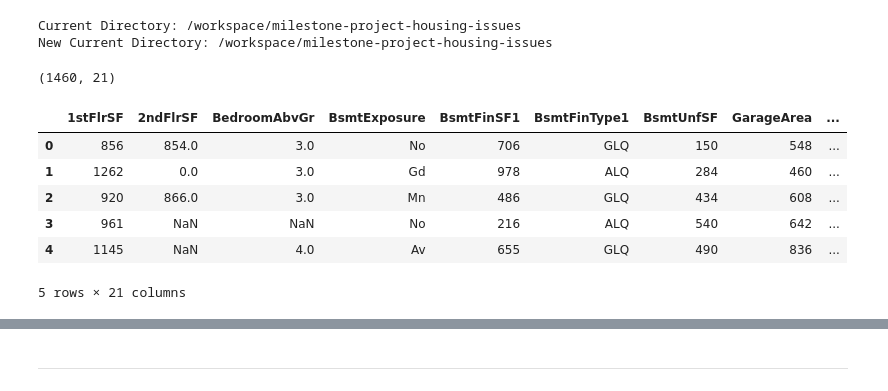
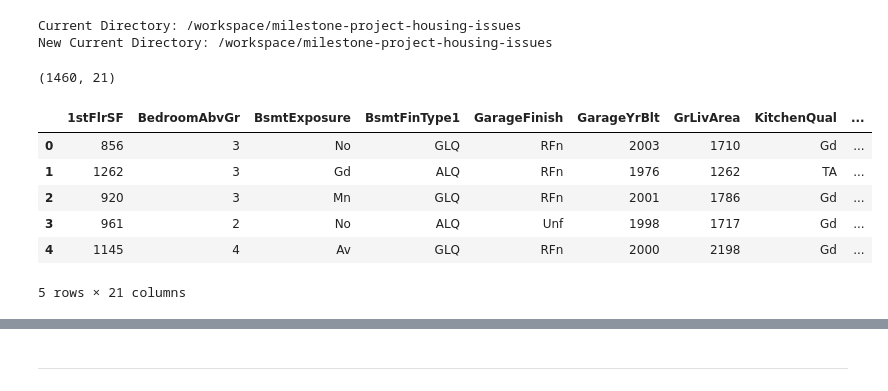
Before and after one commit to JL-14/milestone-project-housing-issues, a Jupyter notebook: jupyter_notebooks/Notebook_5_Houseprice Predictor.ipynb, the cells around one changed output, grey strips where cells are left out. Saved outputs shown, nothing was run; the diff lists cells and outputs as text; code cells hidden in the pictures.

Commit message:
Add first iteration of house price prediction model

```diff
--- a/jupyter_notebooks/Notebook_5_Houseprice Predictor.ipynb
+++ b/jupyter_notebooks/Notebook_5_Houseprice Predictor.ipynb
@@ -42,16 +42,16 @@ New Current Directory: /workspace/milestone-project-housing-issues
 # %%
 # Loading dataset HousePricesClean from /workspace/milestone-project-housing-issues/outputs/datasets/cleaned/HousePricesClean.csv
 
 import pandas as pd
-df_houseprices_allvars = pd.read_csv(f"/workspace/milestone-project-housing-issues/inputs/datasets/raw/house-price-20211124T154130Z-001/house-price/house_prices_records.csv").drop(labels=['SalePrice', 'EnclosedPorch', 'WoodDeckSF'], axis=1)
+df_houseprices_allvars = pd.read_csv(f"/workspace/milestone-project-housing-issues/outputs/datasets/collection/HousePricesClean.csv")
 print(df_houseprices_allvars.shape)
 df_houseprices_allvars.head()
 # %% [output]
 (1460, 21)
-|  | 1stFlrSF | 2ndFlrSF | BedroomAbvGr | BsmtExposure | BsmtFinSF1 | BsmtFinType1 | BsmtUnfSF | GarageArea | ... |
-| 0 | 856 | 854.0 | 3.0 | No | 706 | GLQ | 150 | 548 | ... |
-| 1 | 1262 | 0.0 | 3.0 | Gd | 978 | ALQ | 284 | 460 | ... |
-| 2 | 920 | 866.0 | 3.0 | Mn | 486 | GLQ | 434 | 608 | ... |
-| 3 | 961 | NaN | NaN | No | 216 | ALQ | 540 | 642 | ... |
-| 4 | 1145 | NaN | 4.0 | Av | 655 | GLQ | 490 | 836 | ... |
+|  | 1stFlrSF | BedroomAbvGr | BsmtExposure | BsmtFinType1 | GarageFinish | GarageYrBlt | GrLivArea | KitchenQual | ... |
+| 0 | 856 | 3 | No | GLQ | RFn | 2003 | 1710 | Gd | ... |
+| 1 | 1262 | 3 | Gd | ALQ | RFn | 1976 | 1262 | TA | ... |
+| 2 | 920 | 3 | Mn | GLQ | RFn | 2001 | 1786 | Gd | ... |
+| 3 | 961 | 2 | No | ALQ | Unf | 1998 | 1717 | Gd | ... |
+| 4 | 1145 | 4 | Av | GLQ | RFn | 2000 | 2198 | Gd | ... |
 5 rows × 21 columns
```
Also changed, not shown: parts of 53 cells of this notebook.
